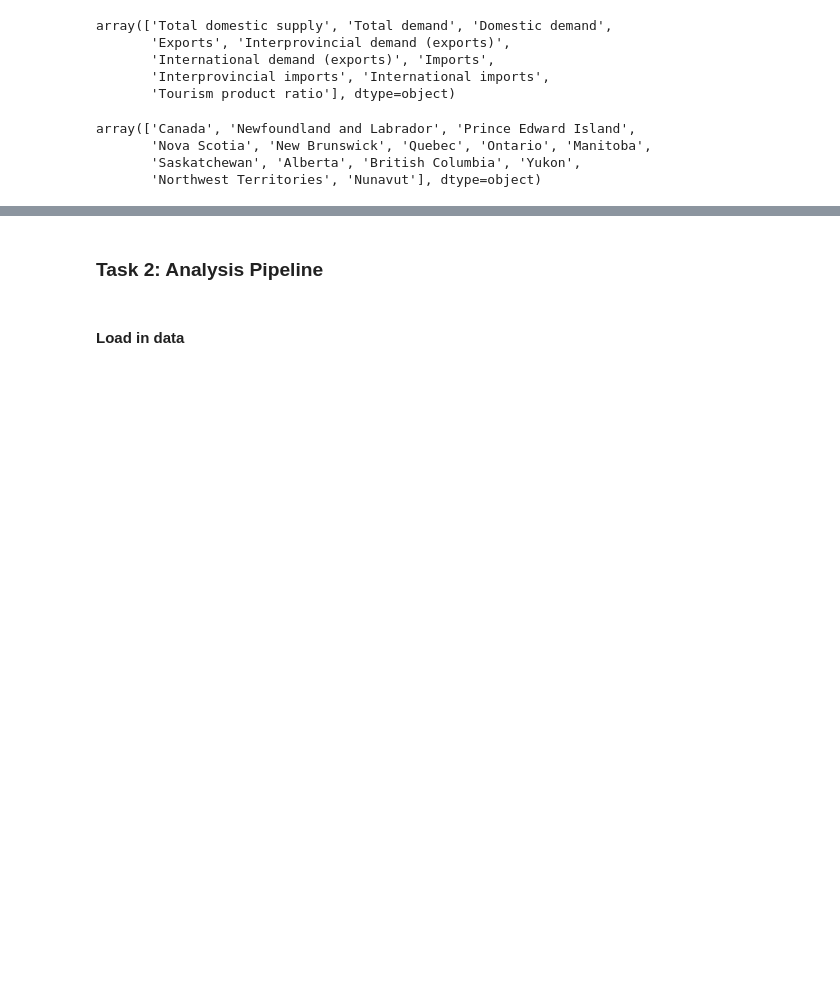
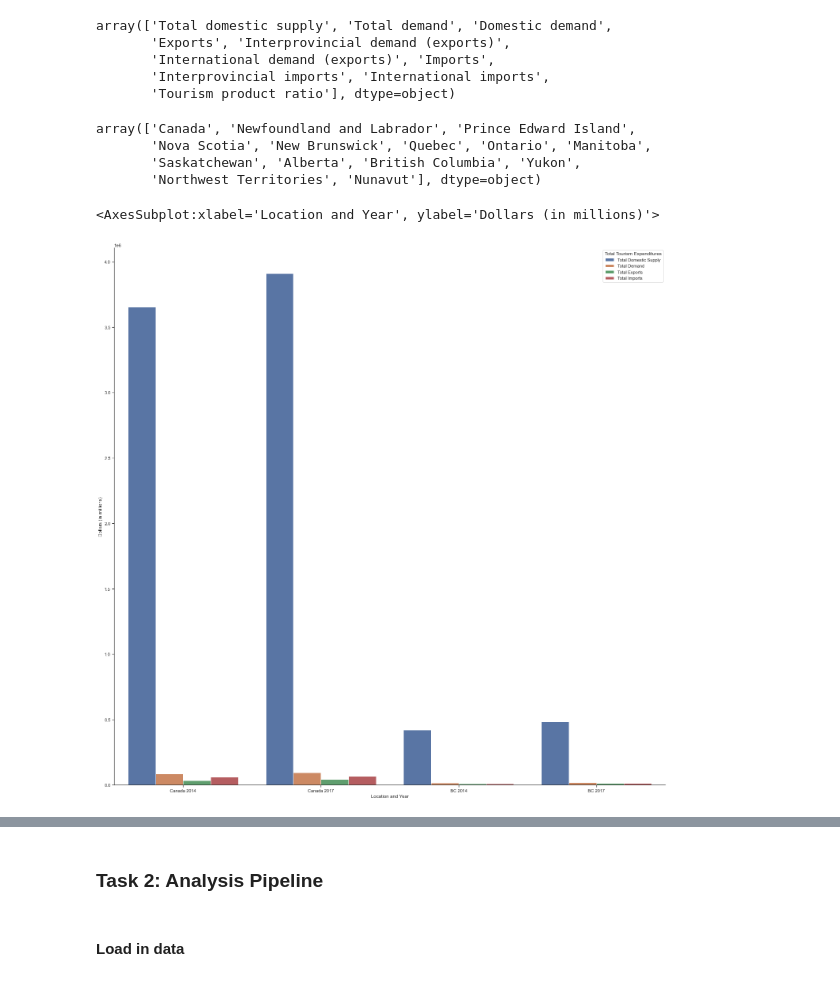
Before and after one commit to data301-2021-winter1/group05-project, a Jupyter notebook: notebooks/analysis1.ipynb, the cells around one changed output, grey strips where cells are left out. Drawn from its saved outputs; the diff is of its cells as text; code cells hidden in the pictures; blank space fills up the shorter version.

Commit message:
added visualizations

```diff
--- a/notebooks/analysis1.ipynb
+++ b/notebooks/analysis1.ipynb
@@ -181,3 +181,36 @@ array(['Canada', 'Newfoundland and Labrador', 'Prince Edward Island',
        'Nova Scotia', 'New Brunswick', 'Quebec', 'Ontario', 'Manitoba',
        'Saskatchewan', 'Alberta', 'British Columbia', 'Yukon',
        'Northwest Territories', 'Nunavut'], dtype=object)
+# %%
+sns.set_theme(style="ticks",
+              font_scale=1
+             )
+plt.rc("axes.spines", top=False, right=False)
+# %%
+
+totalDomesticSupply = [3654954, 3910989.7, 421110.5, 483396]
+totalDemand = [84580.6, 95998, 15570.4, 19541.5]
+totalExports = [32668.7, 42535.5, 8801.2, 11839]
+totalImports = [60274.6, 67791.4, 10269.8, 11689.5]
+fig, ax = plt.subplots(figsize=(25, 25))
+new_df = pd.DataFrame([['Total Domestic Supply', 'Canada 2014', 3654954],
+                       ['Total Domestic Supply', 'Canada 2017', 3910989.7],
+                       ['Total Domestic Supply', 'BC 2014', 421110.5],
+                       ['Total Domestic Supply', 'BC 2017', 483396],
+                       ['Total Demand', 'Canada 2014', 84580.6],
+                       ['Total Demand', 'Canada 2017', 95998],
+                       ['Total Demand', 'BC 2014', 15570.4],
+                       ['Total Demand', 'BC 2017', 19541.5],
+                       ['Total Exports', 'Canada 2014', 32668.7],
+                       ['Total Exports', 'Canada 2017', 42535.5],
+                       ['Total Exports', 'BC 2014', 8801.2],
+                       ['Total Exports', 'BC 2017', 11839],
+                       ['Total Imports', 'Canada 2014', 60274.6],
+                       ['Total Imports', 'Canada 2017', 67791.4],
+                       ['Total Imports','BC 2014',10269.8],
+                       ['Total Imports','BC 2017',11689.5]], columns=['Total Tourism Expenditures', 'Location and Year', 'Dollars (in millions)'])
+sns.barplot(data=new_df, x='Location and Year', y='Dollars (in millions)', hue='Total Tourism Expenditures')
+# this graph would be better by splitting it into seperate graphs in order to see the values better
+# %% [output]
+<AxesSubplot:xlabel='Location and Year', ylabel='Dollars (in millions)'>
+[figure, added]
```
Also changed, not shown: parts of 5 cells of this notebook.
